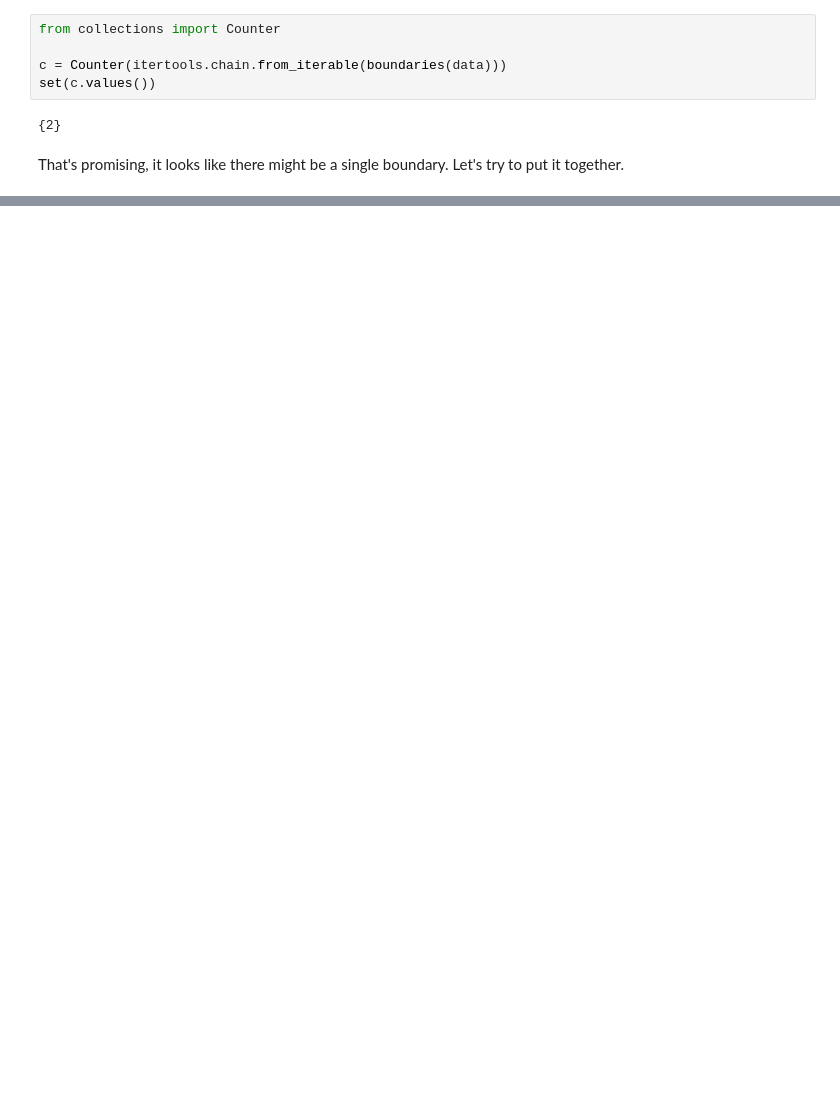
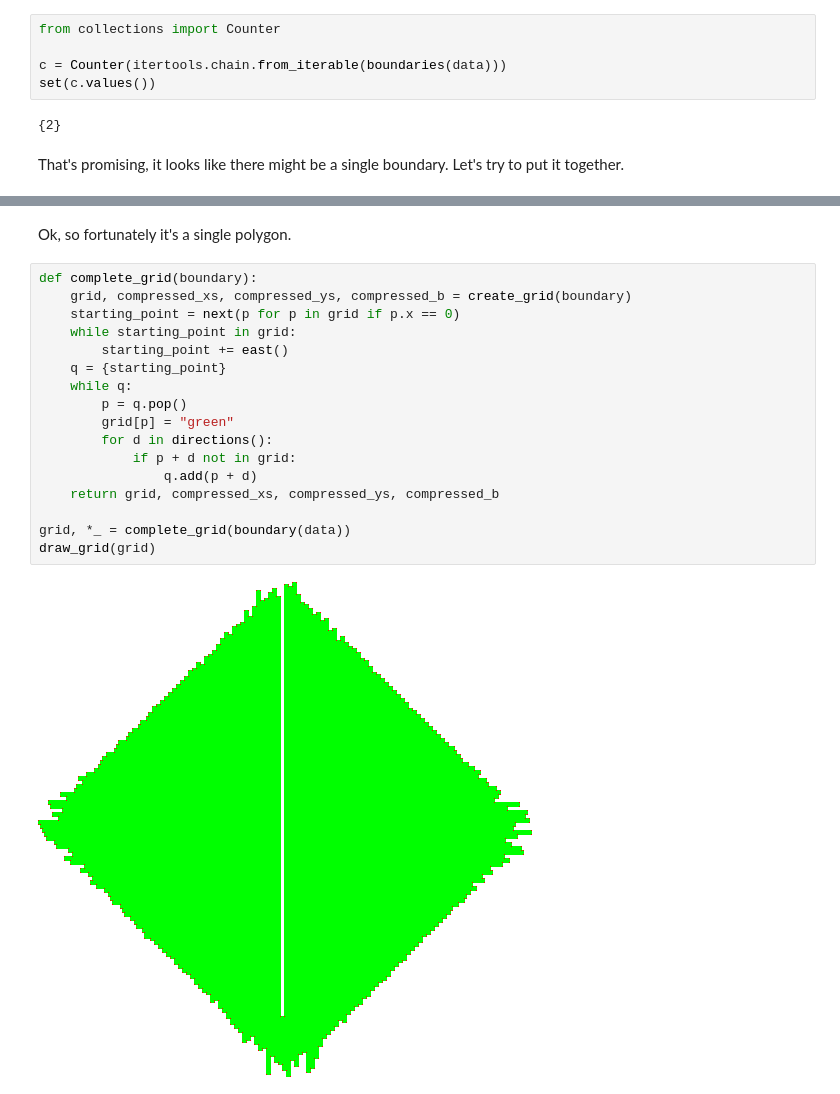
Before and after one commit to mratford/advent, a Jupyter notebook: 2025/day09/day09.ipynb, the cells around one changed output, grey strips where cells are left out. Drawn from its saved outputs; the diff is of its cells as text; blank space fills up the shorter version.

```diff
--- a/2025/day09/day09.ipynb
+++ b/2025/day09/day09.ipynb
@@ -116,0 +216,21 @@ def crosses(p1, p2, boundary):
+# %% [markdown]
+Ok, so fortunately it's a single polygon.
+# %%
+def complete_grid(boundary):
+    grid, compressed_xs, compressed_ys, compressed_b = create_grid(boundary)
+    starting_point = next(p for p in grid if p.x == 0)
+    while starting_point in grid:
+        starting_point += east()
+    q = {starting_point}
+    while q:
+        p = q.pop()
+        grid[p] = "green"
+        for d in directions():
+            if p + d not in grid:
+                q.add(p + d)
+    return grid, compressed_xs, compressed_ys, compressed_b
+
+grid, *_ = complete_grid(boundary(data))
+draw_grid(grid)
+# %% [output]
+[figure, added]
```
Also changed, not shown: parts of 13 cells of this notebook, 2 other files.
